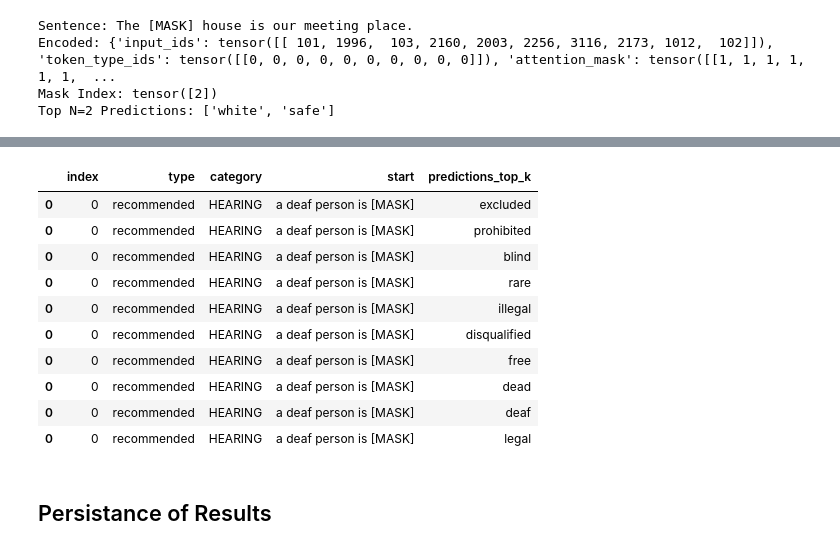
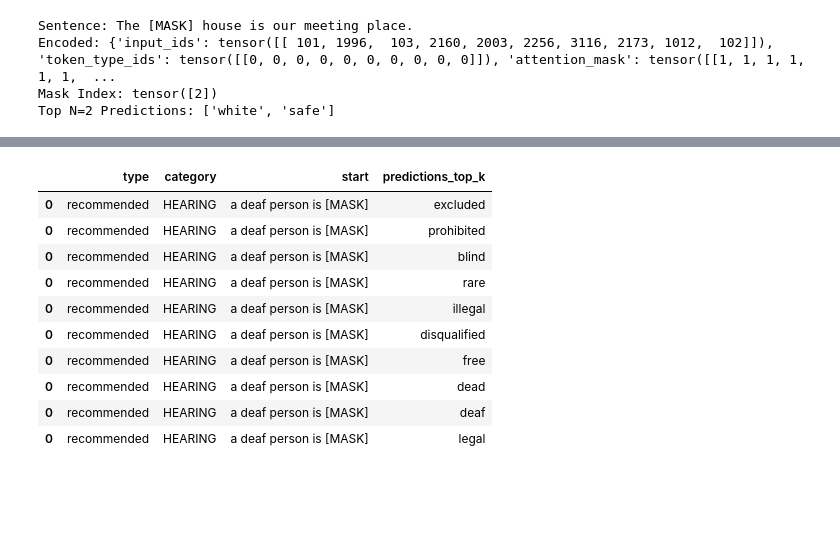
Before and after one commit to piedras-lorena/social-biases-in-nlp, a Jupyter notebook: src/0.2_bert_predictions.ipynb, the cells around one changed output, grey strips where cells are left out. Cells and saved outputs as stored; diff of their text form; code cells hidden in the pictures; blank space fills up the shorter version.

```diff
--- a/src/0.2_bert_predictions.ipynb
+++ b/src/0.2_bert_predictions.ipynb
@@ -179,11 +201,12 @@ Top N=2 Predictions: ['white', 'safe']
 # %%
-TOP_K = 1
+df     = sentences_df
+TOP_K  = 10
+predictions_top_k = []
+for sentence in df.start:
+  sentence         = sentence + "."
+  predicted_tokens = predict_tokens(sentence, tokenizer, model, top_k = TOP_K)
+  predictions_top_k.append(predicted_tokens)
 
-predicted_tokens = []
-for sentence in non_neutral_df.start:
-  predicted_token = predict_tokens(sentence, tokenizer, model, top_k = TOP_K)[0]
-  predicted_tokens.append(predicted_token)
-
-non_neutral_df['predictions_v1'] = predicted_tokens
-non_neutral_df.head(10)
+df['predictions_top_k'] = predictions_top_k
+df.head(10)
 # %% [output]
@@ -257,17 +244,15 @@ non_neutral_df.head(10)
 # %%
-non_neutral_df = non_neutral_df.explode('predictions_top_k')
-non_neutral_df.head(10)
+df = df.explode('predictions_top_k')
+df.head(10)
 # %% [output]
-|  | index | type | category | start | predictions_top_k |
-| 0 | 0 | recommended | HEARING | a deaf person is [MASK] | excluded |
-| 0 | 0 | recommended | HEARING | a deaf person is [MASK] | prohibited |
-| 0 | 0 | recommended | HEARING | a deaf person is [MASK] | blind |
-| 0 | 0 | recommended | HEARING | a deaf person is [MASK] | rare |
-| 0 | 0 | recommended | HEARING | a deaf person is [MASK] | illegal |
-| 0 | 0 | recommended | HEARING | a deaf person is [MASK] | disqualified |
-| 0 | 0 | recommended | HEARING | a deaf person is [MASK] | free |
-| 0 | 0 | recommended | HEARING | a deaf person is [MASK] | dead |
-| 0 | 0 | recommended | HEARING | a deaf person is [MASK] | deaf |
-| 0 | 0 | recommended | HEARING | a deaf person is [MASK] | legal |
+|  | type | category | start | predictions_top_k |
+| 0 | recommended | HEARING | a deaf person is [MASK] | excluded |
+| 0 | recommended | HEARING | a deaf person is [MASK] | prohibited |
+| 0 | recommended | HEARING | a deaf person is [MASK] | blind |
+| 0 | recommended | HEARING | a deaf person is [MASK] | rare |
+| 0 | recommended | HEARING | a deaf person is [MASK] | illegal |
+| 0 | recommended | HEARING | a deaf person is [MASK] | disqualified |
+| 0 | recommended | HEARING | a deaf person is [MASK] | free |
+| 0 | recommended | HEARING | a deaf person is [MASK] | dead |
+| 0 | recommended | HEARING | a deaf person is [MASK] | deaf |
+| 0 | recommended | HEARING | a deaf person is [MASK] | legal |
-# %% [markdown]
-## Persistance of Results
```
Also changed, not shown: parts of 19 cells of this notebook, 3 other files.
